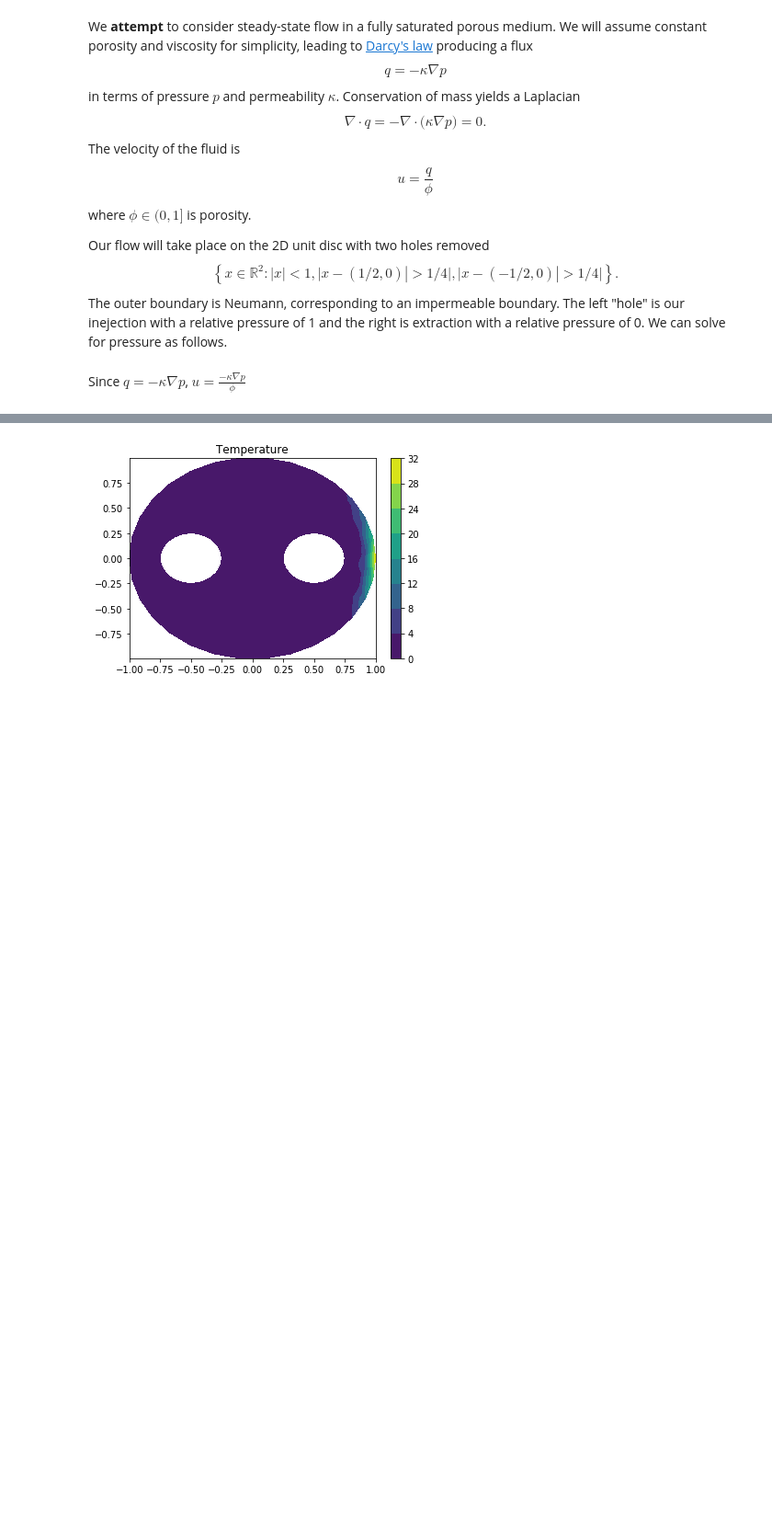
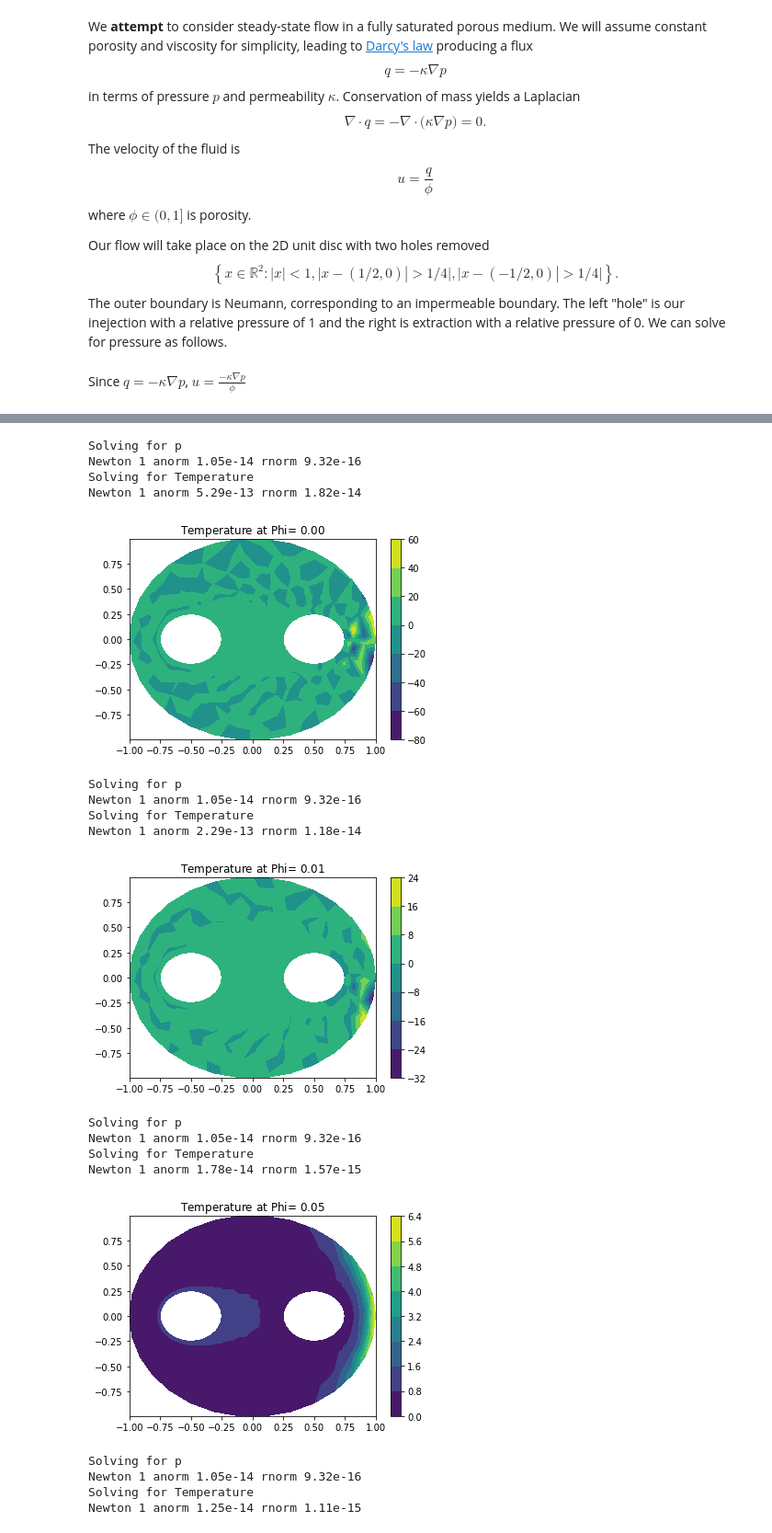
Before and after one commit to sarahaguasvivas/class, a Jupyter notebook: HW5/HW5.ipynb, the cells around one changed output, grey strips where cells are left out. Shown at 92% size. Saved outputs shown, nothing was run; the diff lists cells and outputs as text; code cells hidden in the pictures; blank space fills up the shorter version.

```diff
--- a/HW5/HW5.ipynb
+++ b/HW5/HW5.ipynb
@@ -256,7 +256,7 @@ class laplacian2:
 Since $q= -\kappa \nabla p$, $u= \frac{-\kappa \nabla p}{\phi}$
 # %%
 class laplace2Temperature:
-    def __init__(self, phi=3e-2, k=1,  exact='1'):
+    def __init__(self, phi=0.5, k=1,  exact='1'):
         self.k = k
         self.exact = getattr(self, 'exact_' + exact)
         self.forcing = getattr(self, 'forcing_' + exact)
@@ -421,9 +421,30 @@ Newton 1 anorm 4.88e-14 rnorm 4.27e-15
 [figure]
-# %%
-pyplot.figure()
-pyplot.tricontourf(x[:,0], x[:,1], temperature, triangles=mesh.tri2())
-pyplot.title('Temperature')
-pyplot.colorbar();
-pyplot.show()
-# %% [output]
-[figure, removed]
+# %%
+for phi1 in [3e-3,5e-3, 5e-2, 5e-1, 1]:
+    probTemp.phi= phi1
+
+    x, pressure, temperature = fe2_solveTemp(fe, mesh, prob.form,probTemp.form, dict(left=lambda x:0*x[:,0]+1, right=lambda x:0*x[:,0]))
+    pyplot.tricontourf(x[:,0], x[:,1], temperature, triangles=mesh.tri2())
+    pyplot.title('Temperature at Phi= $%.2f$' %phi1)
+    pyplot.colorbar();
+    pyplot.show()
+# %% [output]
+Solving for p
+Newton 1 anorm 1.05e-14 rnorm 9.32e-16
+Solving for Temperature
+Newton 1 anorm 5.29e-13 rnorm 1.82e-14
+[figure, added]
+Solving for p
+Newton 1 anorm 1.05e-14 rnorm 9.32e-16
+Solving for Temperature
+Newton 1 anorm 2.29e-13 rnorm 1.18e-14
+[figure, added]
+Solving for p
+Newton 1 anorm 1.05e-14 rnorm 9.32e-16
+Solving for Temperature
+Newton 1 anorm 1.78e-14 rnorm 1.57e-15
+[figure, added]
+Solving for p
+Newton 1 anorm 1.05e-14 rnorm 9.32e-16
+Solving for Temperature
+Newton 1 anorm 1.25e-14 rnorm 1.11e-15
```
Also changed, not shown: parts of 2 cells of this notebook, 1 other file.
